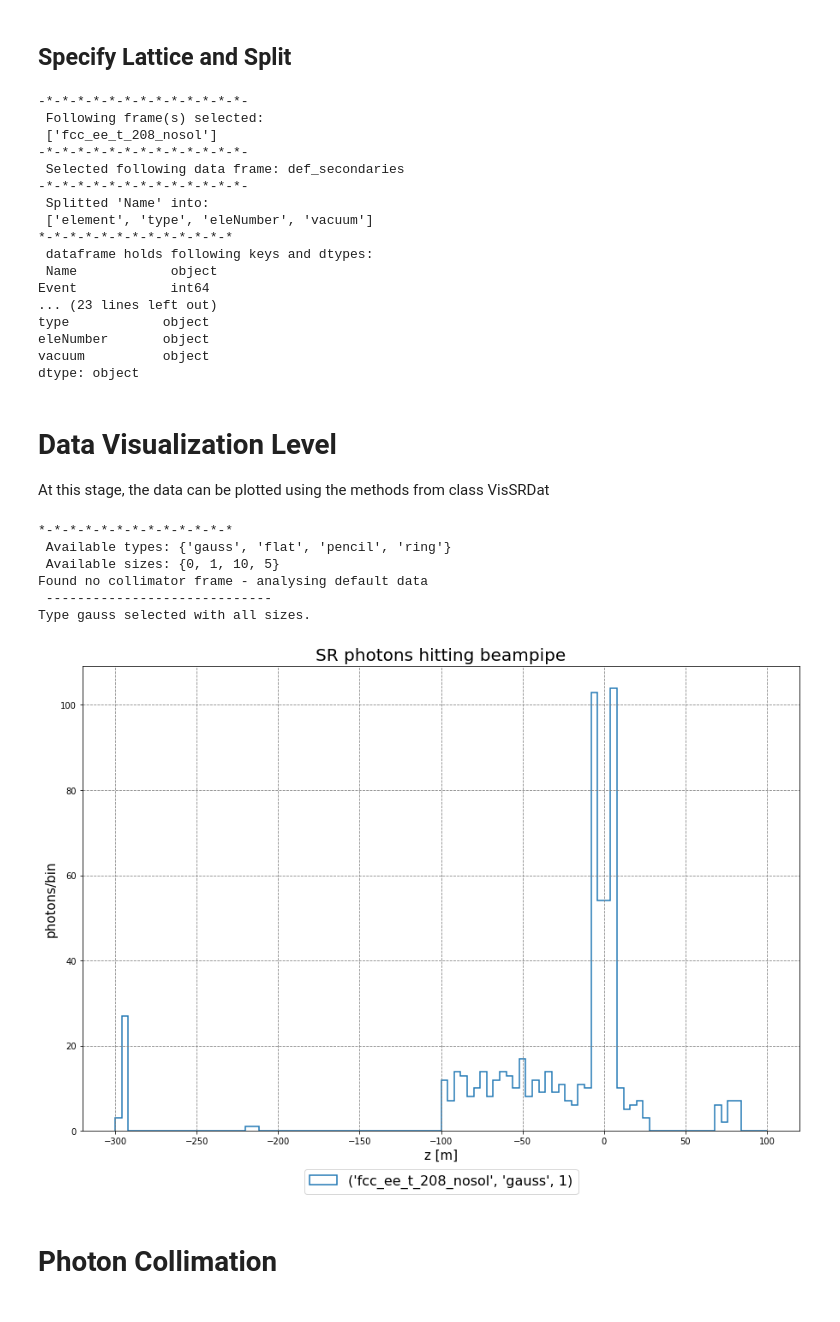
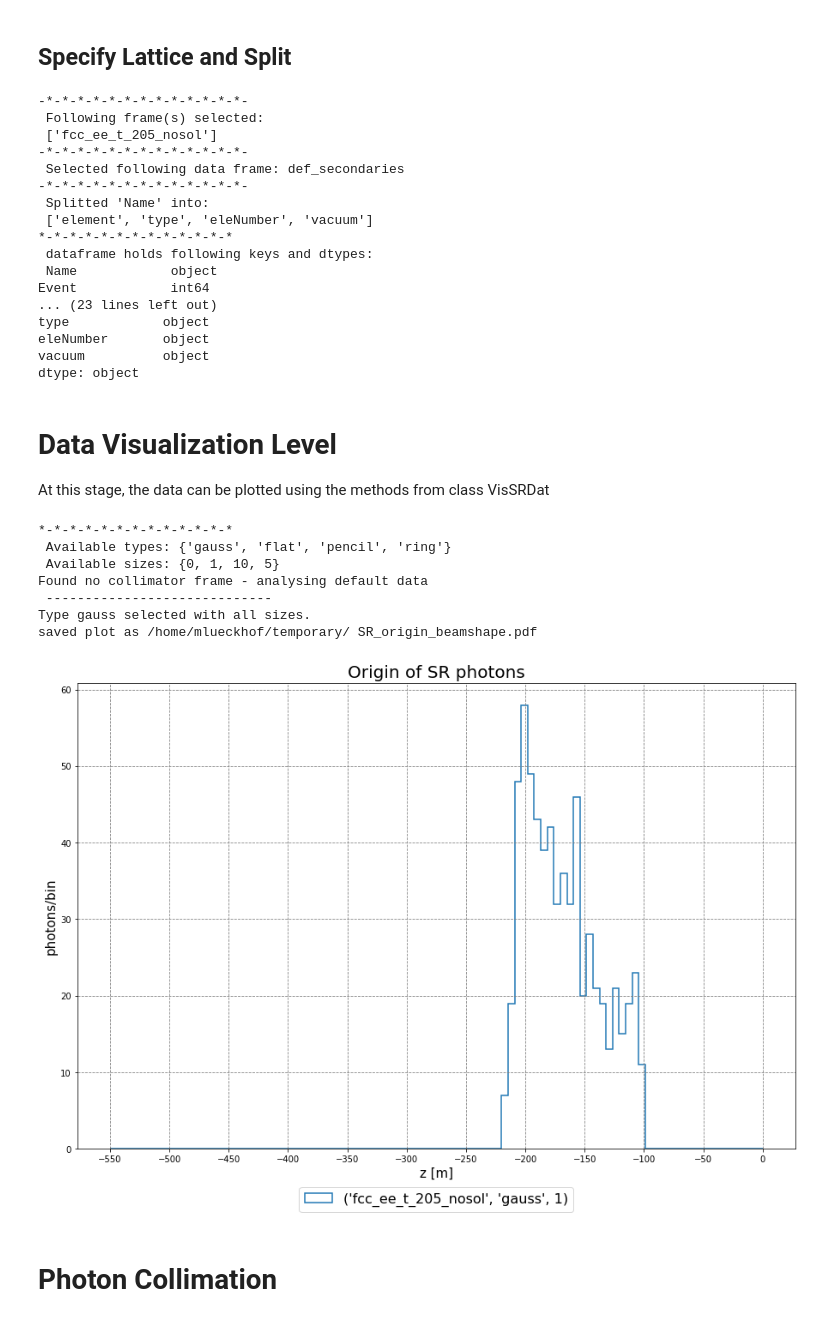
Before and after one commit to Number042/Python, a Jupyter notebook: FCCee Synchrotron-Radiation.ipynb, the cells around one changed output. Saved outputs shown, nothing was run; the diff lists cells and outputs as text; code cells hidden in the pictures.

```diff
--- a/FCCee Synchrotron-Radiation.ipynb
+++ b/FCCee Synchrotron-Radiation.ipynb
@@ -57,12 +57,12 @@ Specify Lattice and Split
 ------------------------------
 # %%
 Selection = DataSelection(DFseco_col)
-def_opt = Selection.opticsSelection(optics = ['fcc_ee_t_208_nosol'], verbose = 1)
+def_opt = Selection.opticsSelection(optics = ['fcc_ee_t_205_nosol'], verbose = 1)
 def_opt_split = DataSelection.splitNames(def_opt, verbose = 1)
 # %% [output]
 -*-*-*-*-*-*-*-*-*-*-*-*-*-
  Following frame(s) selected:
- ['fcc_ee_t_208_nosol']
+ ['fcc_ee_t_205_nosol']
 -*-*-*-*-*-*-*-*-*-*-*-*-*-
  Selected following data frame: def_secondaries
 -*-*-*-*-*-*-*-*-*-*-*-*-*-
@@ -84,17 +84,18 @@ At this stage, the data can be plotted using the methods from class VisSRDat
 # %%
 beamTypes, beamSizes = Selection.get_beamShapes_and_Size(verbose = 1)
 plotpath = '/home/mlueckhof/temporary/'
-pltdat.plot_diffBeamShape(def_opt_split, plotpath, beamTypes, beamSizes, zlim = [], magnet = ['DRIFT'],
-                          Type = 'hit', nBin = 100, beam = ['gauss'], size = 'all', ticks = 50,
-                          verbose = 0, save = 0)
+pltdat.plot_diffBeamShape(def_opt_split, plotpath, beamTypes, beamSizes, zlim = [], magnet = ['BWL'],
+                          Type = 'origin', nBin = 100, beam = ['gauss'], size = 'all', ticks = 50,
+                          verbose = 0, save = 1)
 # %% [output]
 *-*-*-*-*-*-*-*-*-*-*-*-*
  Available types: {'gauss', 'flat', 'pencil', 'ring'}
  Available sizes: {0, 1, 10, 5}
 Found no collimator frame - analysing default data
  -----------------------------
 Type gauss selected with all sizes.
+saved plot as /home/mlueckhof/temporary/ SR_origin_beamshape.pdf
-[figure, old version]
+[figure, new version]
 # %% [markdown]
 Photon Collimation
 ===========
```
Also changed, not shown: 1 other file.
